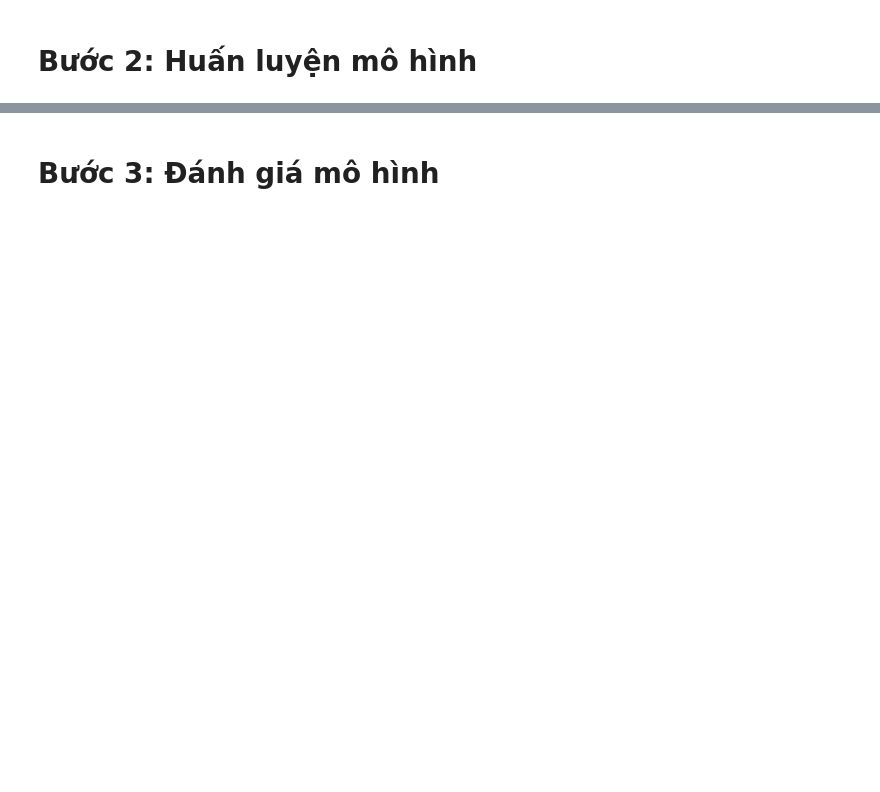
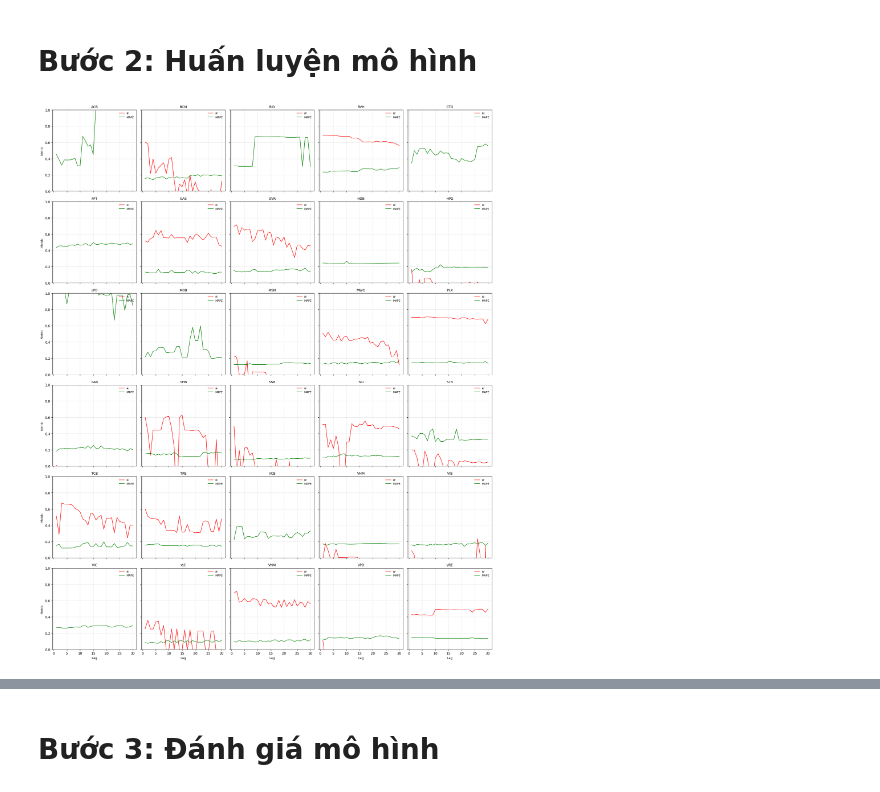
Before and after one commit to HaiAu2501/EL4TF, a Jupyter notebook: models/DT/decision_tree.ipynb, the cells around one changed output, grey strips where cells are left out. Cells and saved outputs as stored; diff of their text form; code cells hidden in the pictures; blank space fills up the shorter version.

```diff
--- a/models/DT/decision_tree.ipynb
+++ b/models/DT/decision_tree.ipynb
@@ -9,8 +9,6 @@ from sklearn.preprocessing import StandardScaler
 # %% [markdown]
 # Bước 1: Tiền xử lý dữ liệu
 # %%
-# Nếu sử dụng ElasticNetCV thì đặt val = 0.0 do CV tự động chia tập train và valid
-scaler = StandardScaler()
-X_train, Y_train, X_valid, Y_valid, X_test, Y_test = preprocess_v1('ACB', scaler=scaler, val=0.0, verbose=True)
+_ = preprocess_v1('ACB', lag=30, val=0.2, verbose=True)
 # %% [output]
 === Preprocessing ACB ===
@@ -18,2 +16,86 @@ Train shape: (1213, 201), Val shape: (0, 201), Test shape: (296, 201)
 # %% [markdown]
 # Bước 2: Huấn luyện mô hình
+# %%
+import numpy as np
+from sklearn.tree import DecisionTreeRegressor
+from sklearn.metrics import r2_score, mean_absolute_percentage_error
+import matplotlib.pyplot as plt
+
+# Danh sách lag và độ sâu cây để thử
+lags = list(range(1, 31))
+list_depth_dt = [i * 5 for i in range(1, 7)]
+
+fig, axes = plt.subplots(6, 5, figsize=(20, 24), sharex=True, sharey=True)
+
+for idx, symbol in enumerate(VN30):
+    r2_list = []
+    mape_list = []
+
+    # Tính R² và MAPE cho mỗi lag
+    for lag in lags:
+        data = preprocess_v1(
+            symbol,
+            lag=lag,
+            val=0.2,
+            calendar_feature=False,
+            rolling_feature=False,
+            technical_feature=False,
+            nonlinear_feature=False,
+            autocorr_feature=False,
+            trend_feature=False,
+        )
+        X_train, Y_train = data["train"]
+        X_val, Y_val = data["val"]
+        X_test, Y_test = data["test"]
+        target_scaler = data["scaler"]["target"]
+
+        # Chọn max_depth tốt nhất trên tập validation
+        best_r2 = -np.inf
+        best_depth = None
+        for depth in list_depth_dt:
+            m = DecisionTreeRegressor(max_depth=depth, random_state=42)
+            m.fit(X_train, Y_train)
+            val = r2_score(Y_val, m.predict(X_val))
+            if val > best_r2:
+                best_r2, best_depth = val, depth
+
+        # Huấn luyện lại và đánh giá trên test
+        final = DecisionTreeRegressor(max_depth=best_depth, random_state=42)
+        final.fit(X_train, Y_train)
+        pred_scaled = final.predict(X_test)
+
+        # Unscale
+        Y_pred = target_scaler.inverse_transform(pred_scaled)
+        Y_true = target_scaler.inverse_transform(Y_test)
+
+        # Tính metric
+        r2_list.append(r2_score(Y_true, Y_pred))
+        mape_list.append(mean_absolute_percentage_error(Y_true, Y_pred))
+
+    # Vẽ lên subplot tương ứng
+    row, col = divmod(idx, 5)
+    ax = axes[row, col]
+
+    ax.plot(lags, r2_list,
+            linestyle='-', linewidth=1.2,
+            color='red', label='R²')
+    ax.plot(lags, mape_list,
+            linestyle='-', linewidth=1.2,
+            color='green', label='MAPE')
+
+    ax.set_title(symbol, fontsize=10)
+    ax.set_ylim(0, 1)
+
+    # Chỉ đánh nhãn ở các trục ngoài cùng
+    if row == 5:
+        ax.set_xlabel('Lag', fontsize=9)
+    if col == 0:
+        ax.set_ylabel('Metric', fontsize=9)
+
+    ax.legend(loc='upper right', fontsize=8, frameon=False)
+    ax.grid(alpha=0.3)
+
+plt.tight_layout(rect=[0, 0, 0.95, 0.97])
+plt.show()
+# %% [output]
+[figure, added]
```
Also changed, not shown: parts of 2 cells of this notebook, 2 other files.
